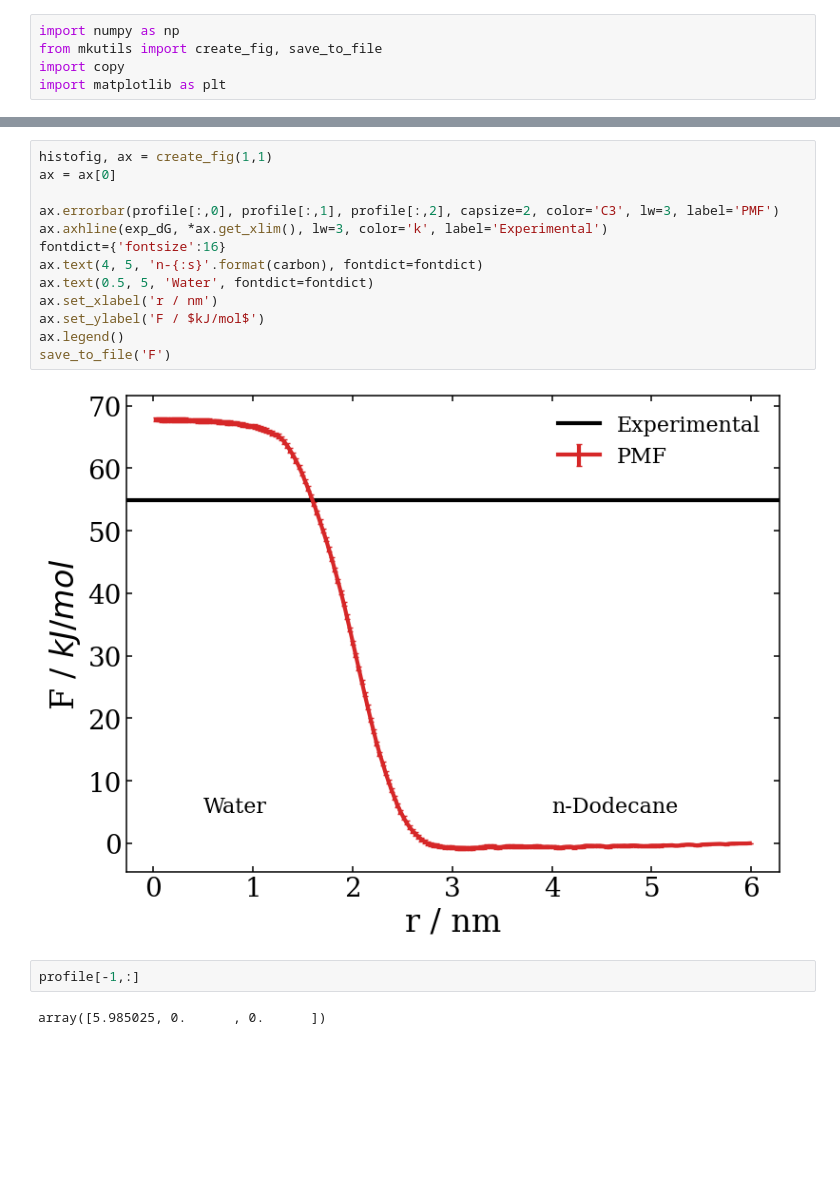
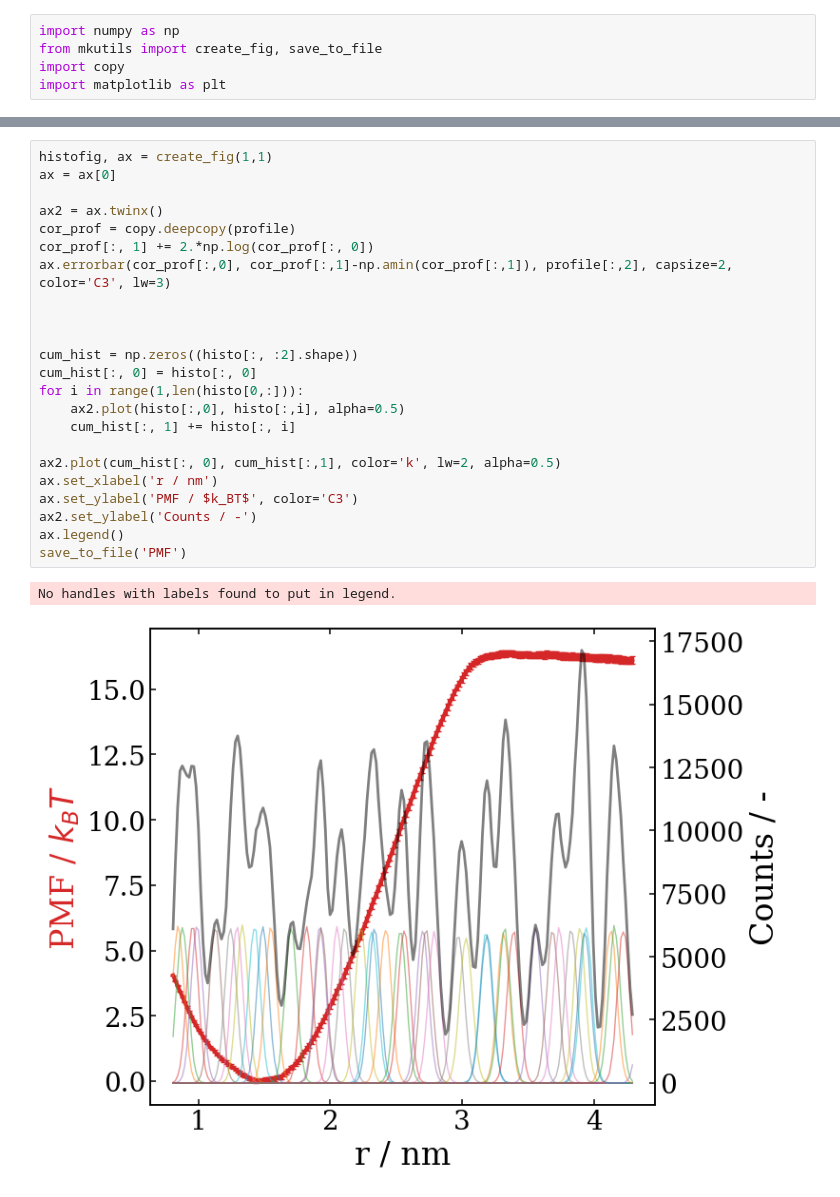
Before and after one commit to MatKie/WO_PMF, a Jupyter notebook: umbrella/analysis/Plot_PMF.ipynb, the cells around one changed output, grey strips where cells are left out. Drawn from its saved outputs; the diff is of its cells as text; blank space fills up the shorter version.

```diff
--- a/umbrella/analysis/Plot_PMF.ipynb
+++ b/umbrella/analysis/Plot_PMF.ipynb
@@ -54,19 +69,26 @@ save_to_file('PMF_COUNT')
-# %%
-histofig, ax = create_fig(1,1)
-ax = ax[0]
-
-ax.errorbar(profile[:,0], profile[:,1], profile[:,2], capsize=2, color='C3', lw=3, label='PMF')
-ax.axhline(exp_dG, *ax.get_xlim(), lw=3, color='k', label='Experimental')
-fontdict={'fontsize':16}
-ax.text(4, 5, 'n-{:s}'.format(carbon), fontdict=fontdict)
-ax.text(0.5, 5, 'Water', fontdict=fontdict)
-ax.set_xlabel('r / nm')
-ax.set_ylabel('F / $kJ/mol$')
-ax.legend()
-save_to_file('F')
-# %% [output]
-[figure, removed]
-# %%
-profile[-1,:]
-# %% [output]
-array([5.985025, 0.      , 0.      ])
+# %%
+histofig, ax = create_fig(1,1)
+ax = ax[0]
+
+ax2 = ax.twinx()
+cor_prof = copy.deepcopy(profile)
+cor_prof[:, 1] += 2.*np.log(cor_prof[:, 0])
+ax.errorbar(cor_prof[:,0], cor_prof[:,1]-np.amin(cor_prof[:,1]), profile[:,2], capsize=2, color='C3', lw=3)
+
+
+
+cum_hist = np.zeros((histo[:, :2].shape))
+cum_hist[:, 0] = histo[:, 0]
+for i in range(1,len(histo[0,:])):
+    ax2.plot(histo[:,0], histo[:,i], alpha=0.5)
+    cum_hist[:, 1] += histo[:, i]
+
+ax2.plot(cum_hist[:, 0], cum_hist[:,1], color='k', lw=2, alpha=0.5)
+ax.set_xlabel('r / nm')
+ax.set_ylabel('PMF / $k_BT$', color='C3')
+ax2.set_ylabel('Counts / -')
+ax.legend()
+save_to_file('PMF')
+# %% [output]
+No handles with labels found to put in legend.
+[figure, added]
```
Also changed, not shown: parts of 8 cells of this notebook, 2 other files.
